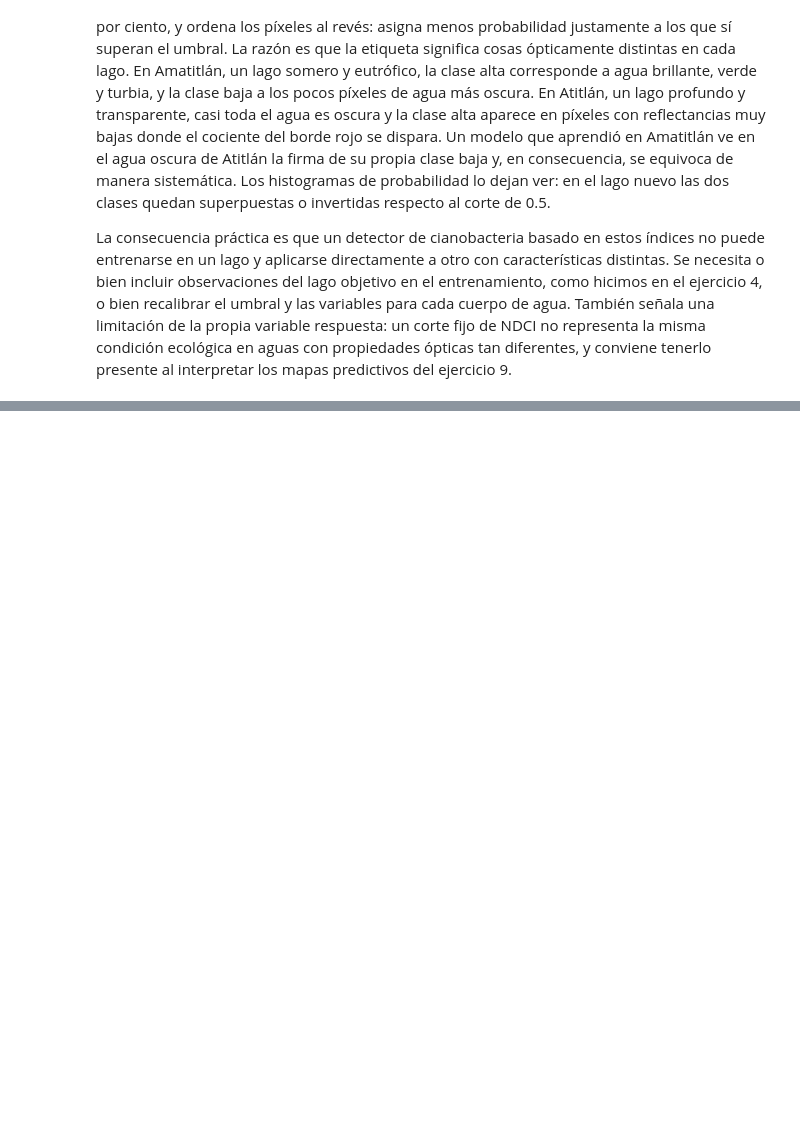
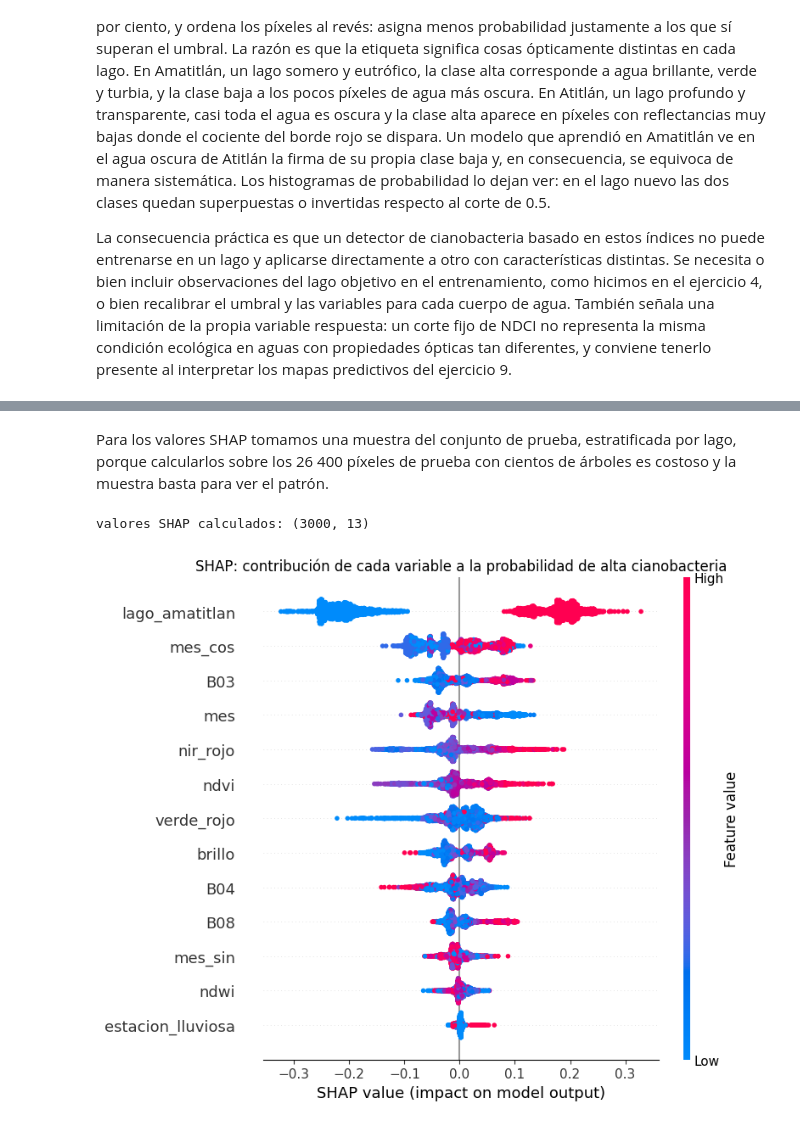
Before and after one commit to FerAHMz/lab4-ds, a Jupyter notebook: notebooks/lab4_parte2.ipynb, the cells around one changed output, grey strips where cells are left out. Saved outputs shown, nothing was run; the diff lists cells and outputs as text; code cells hidden in the pictures; blank space fills up the shorter version.

```diff
--- a/notebooks/lab4_parte2.ipynb
+++ b/notebooks/lab4_parte2.ipynb
@@ -1348,0 +1408,30 @@ conviene tenerlo presente al interpretar los mapas predictivos del ejercicio 9.
+# %% [markdown]
+Para los valores SHAP tomamos una muestra del conjunto de prueba, estratificada
+por lago, porque calcularlos sobre los 26 400 píxeles de prueba con cientos de
+árboles es costoso y la muestra basta para ver el patrón.
+# %%
+rng_shap = np.random.default_rng(SEMILLA)
+idx_muestra = np.concatenate([
+    rng_shap.choice(X_te.index[df.loc[X_te.index, "lago"] == clave], 1500, replace=False)
+    for clave in ["atitlan", "amatitlan"]])
+X_shap = X_te.loc[idx_muestra]
+lago_shap = df.loc[idx_muestra, "lago"].values
+
+explicador = shap.TreeExplainer(mejor)
+valores = explicador.shap_values(X_shap)
+# según la versión de shap el resultado es una lista por clase o un arreglo (n, p, clases)
+if isinstance(valores, list):
+    shap_alta = valores[1]
+elif valores.ndim == 3:
+    shap_alta = valores[:, :, 1]
+else:
+    shap_alta = valores
+print("valores SHAP calculados:", shap_alta.shape)
+
+shap.summary_plot(shap_alta, X_shap, feature_names=PREDICTORAS, show=False, max_display=13)
+plt.title("SHAP: contribución de cada variable a la probabilidad de alta cianobacteria")
+plt.tight_layout()
+plt.show()
+# %% [output]
+valores SHAP calculados: (3000, 13)
+[figure, added]
```
Also changed, not shown: parts of 6 cells of this notebook.
